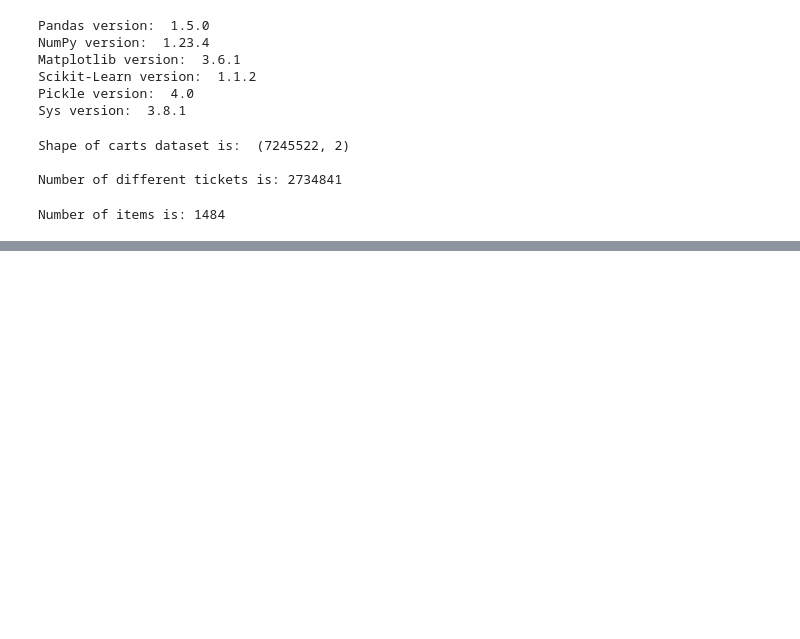
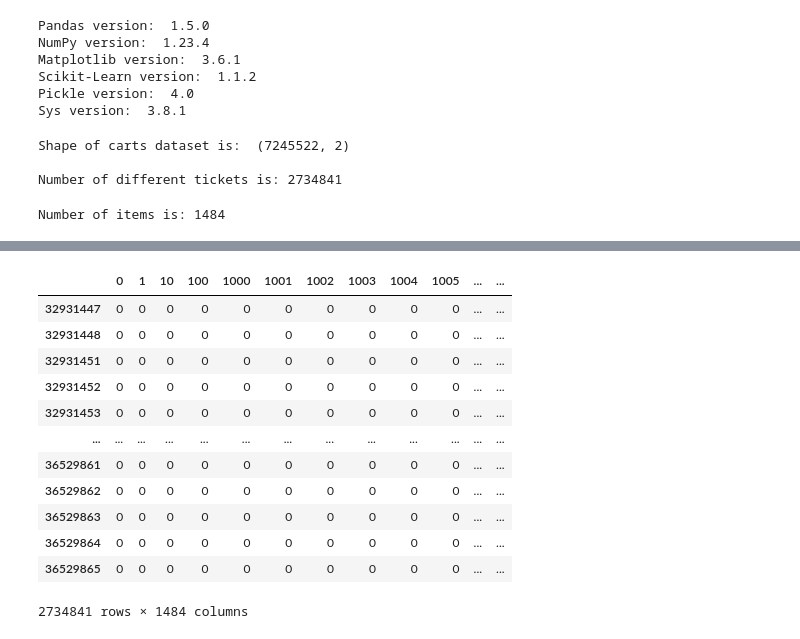
Before and after one commit to Benjyhy/rec_system, a Jupyter notebook: cart_clustering.ipynb, the cells around one changed output, grey strips where cells are left out. Drawn from its saved outputs; the diff is of its cells as text; code cells hidden in the pictures; blank space fills up the shorter version.

```diff
--- a/cart_clustering.ipynb
+++ b/cart_clustering.ipynb
@@ -83,13 +87,27 @@ print('A list of first 10 tickets bought items: \n', tickets_items_list[:10])
 def prepSparseMatrix(list_of_str):
     cv = CountVectorizer(token_pattern = r'[^\,\ ]+', lowercase = False)
     sparseMatrix = cv.fit_transform(list_of_str)
-    return sparseMatrix.toarray(), cv.get_feature_names_out()
+    return sparseMatrix, cv.get_feature_names_out()
 # %%
 sparseMatrix, feature_names = prepSparseMatrix(tickets_items_list)
 # %%
 # For each ticket, 0 if item is not in the cart, 1 if items is not in the cart
-df_sparseMatrix = pd.DataFrame(sparseMatrix, index = tickets, columns = feature_names)
+df_sparseMatrix = pd.DataFrame.sparse.from_spmatrix(sparseMatrix, index = tickets, columns = feature_names)
 df_sparseMatrix
+# %% [output]
+|  | 0 | 1 | 10 | 100 | 1000 | 1001 | 1002 | 1003 | 1004 | 1005 | ... | ... |
+| 32931447 | 0 | 0 | 0 | 0 | 0 | 0 | 0 | 0 | 0 | 0 | ... | ... |
+| 32931448 | 0 | 0 | 0 | 0 | 0 | 0 | 0 | 0 | 0 | 0 | ... | ... |
+| 32931451 | 0 | 0 | 0 | 0 | 0 | 0 | 0 | 0 | 0 | 0 | ... | ... |
+| 32931452 | 0 | 0 | 0 | 0 | 0 | 0 | 0 | 0 | 0 | 0 | ... | ... |
+| 32931453 | 0 | 0 | 0 | 0 | 0 | 0 | 0 | 0 | 0 | 0 | ... | ... |
+| ... | ... | ... | ... | ... | ... | ... | ... | ... | ... | ... | ... | ... |
+| 36529861 | 0 | 0 | 0 | 0 | 0 | 0 | 0 | 0 | 0 | 0 | ... | ... |
+| 36529862 | 0 | 0 | 0 | 0 | 0 | 0 | 0 | 0 | 0 | 0 | ... | ... |
+| 36529863 | 0 | 0 | 0 | 0 | 0 | 0 | 0 | 0 | 0 | 0 | ... | ... |
+| 36529864 | 0 | 0 | 0 | 0 | 0 | 0 | 0 | 0 | 0 | 0 | ... | ... |
+| 36529865 | 0 | 0 | 0 | 0 | 0 | 0 | 0 | 0 | 0 | 0 | ... | ... |
+2734841 rows × 1484 columns
 # %%
 # Verification step : makek sure 0 and 1 are correctly distributed
 # in the sparse matrix according to the first 6 tickets initial DF
```
Also changed, not shown: parts of 5 cells of this notebook, 1 other file.
